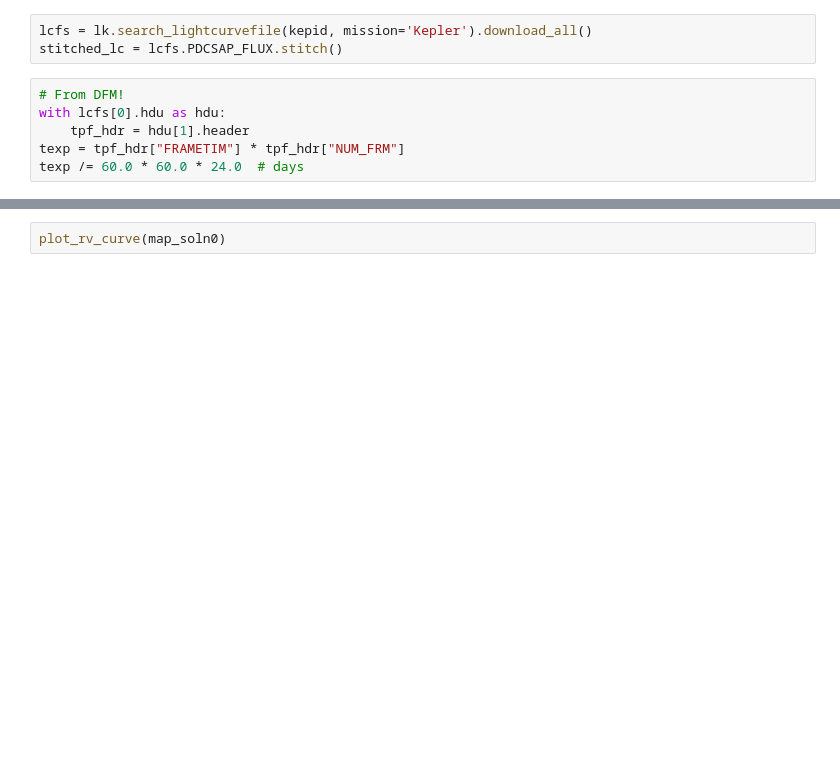
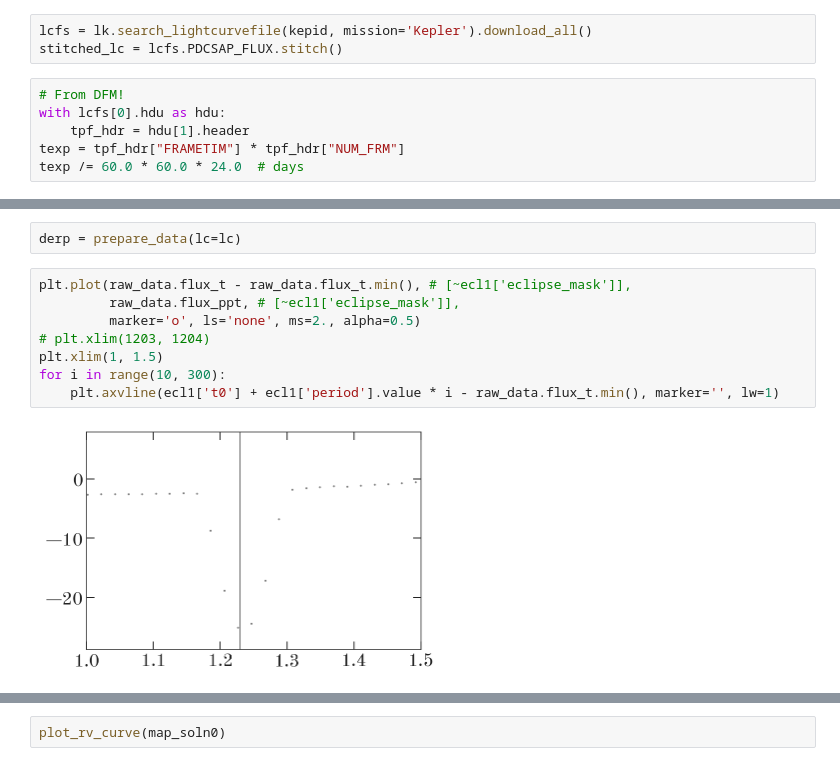
Before and after one commit to adrn/apogee-kepler-binaries, a Jupyter notebook: notebooks/Fit-2M19331065+4102072.ipynb, the cells around one changed output, grey strips where cells are left out. Drawn from its saved outputs; the diff is of its cells as text; blank space fills up the shorter version.

```diff
--- a/notebooks/Fit-2M19331065+4102072.ipynb
+++ b/notebooks/Fit-2M19331065+4102072.ipynb
@@ -136,0 +87,12 @@ for xxx in np.arange(0, 10) * est_rot_period:
+# %%
+derp = prepare_data(lc=lc)
+# %%
+plt.plot(raw_data.flux_t - raw_data.flux_t.min(), # [~ecl1['eclipse_mask']],
+         raw_data.flux_ppt, # [~ecl1['eclipse_mask']],
+         marker='o', ls='none', ms=2., alpha=0.5)
+# plt.xlim(1203, 1204)
+plt.xlim(1, 1.5)
+for i in range(10, 300):
+    plt.axvline(ecl1['t0'] + ecl1['period'].value * i - raw_data.flux_t.min(), marker='', lw=1)
+# %% [output]
+[figure, added]
```
Also changed, not shown: parts of 51 cells of this notebook.
